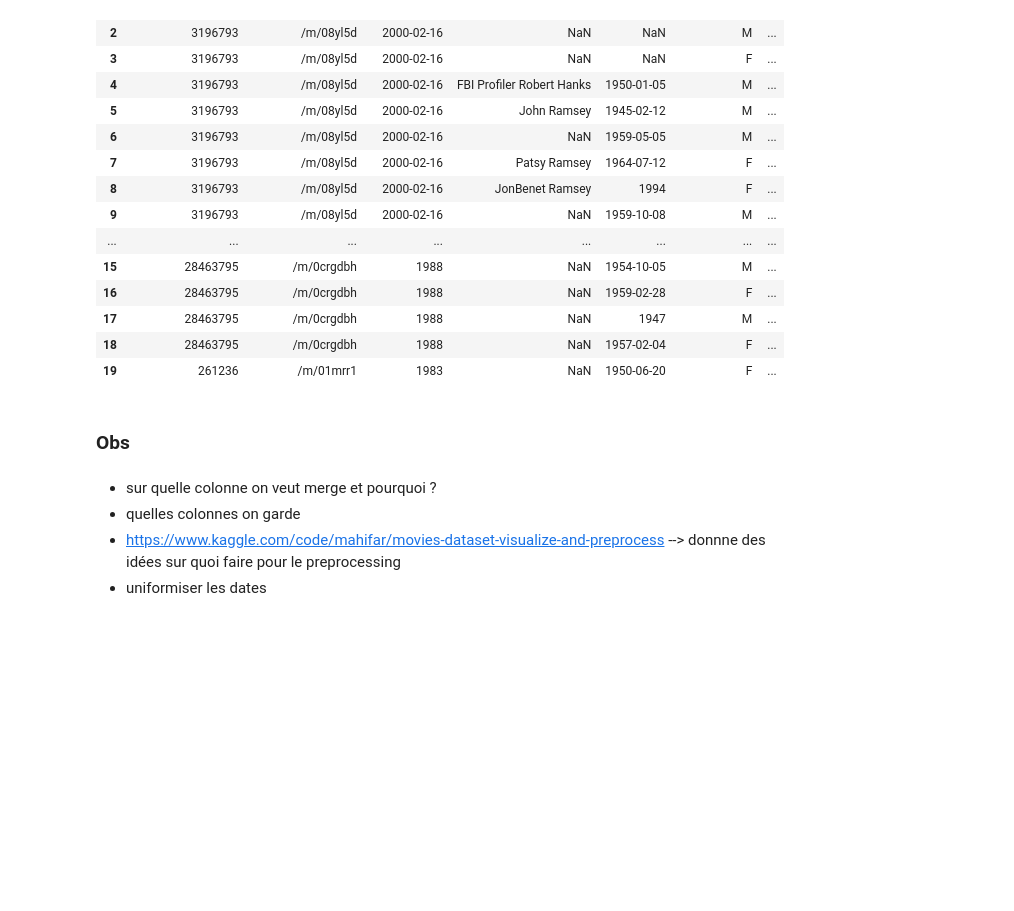
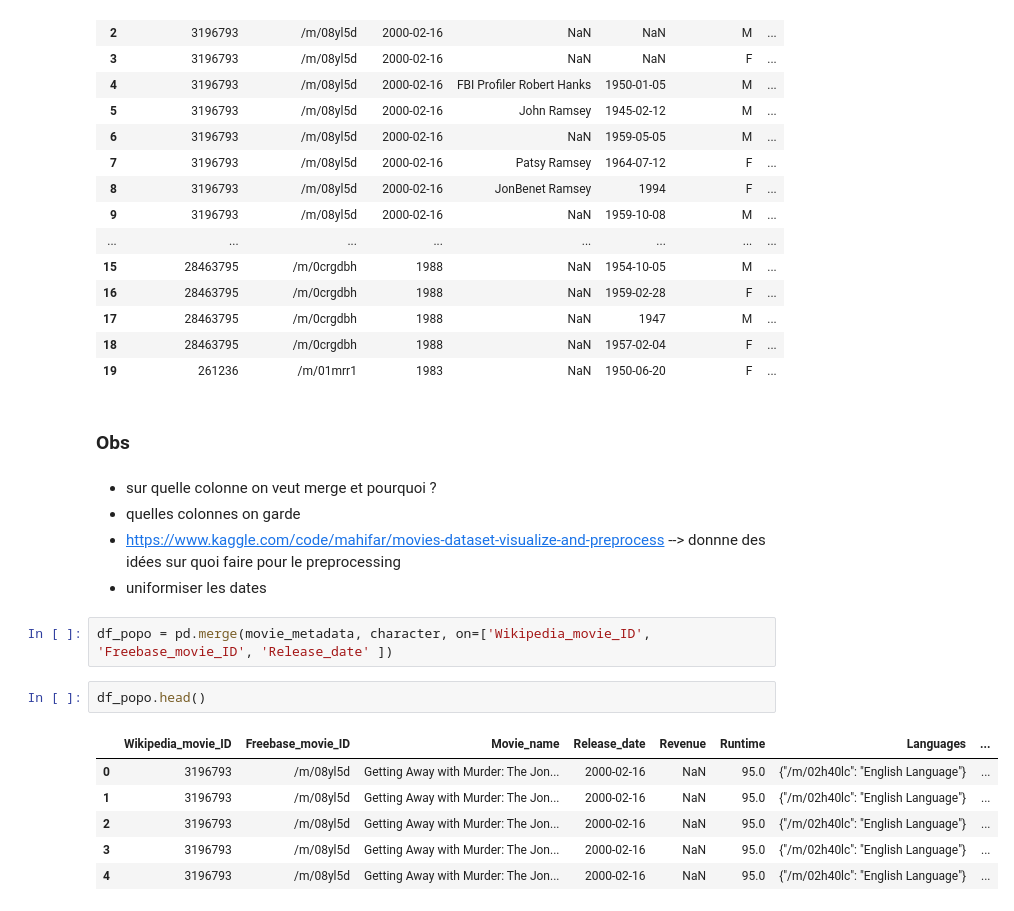
Before and after one commit to epfl-ada/ada-2024-project-dondata2025, a Jupyter notebook: juldib_preprocess.ipynb, the cells around one changed output. Drawn from its saved outputs; the diff is of its cells as text; blank space fills up the shorter version.

```diff
--- a/juldib_preprocess.ipynb
+++ b/juldib_preprocess.ipynb
@@ -214,3 +214,14 @@ merged_data.head(20)
 - quelles colonnes on garde
 - https://www.kaggle.com/code/mahifar/movies-dataset-visualize-and-preprocess --> donnne des idées sur quoi faire pour le preprocessing
 - uniformiser les dates
+# %%
+df_popo = pd.merge(movie_metadata, character, on=['Wikipedia_movie_ID', 'Freebase_movie_ID', 'Release_date' ])
+# %%
+df_popo.head()
+# %% [output]
+|  | Wikipedia_movie_ID | Freebase_movie_ID | Movie_name | Release_date | Revenue | Runtime | Languages | ... |
+| 0 | 3196793 | /m/08yl5d | Getting Away with Murder: The Jon... | 2000-02-16 | NaN | 95.0 | {"/m/02h40lc": "English Language"} | ... |
+| 1 | 3196793 | /m/08yl5d | Getting Away with Murder: The Jon... | 2000-02-16 | NaN | 95.0 | {"/m/02h40lc": "English Language"} | ... |
+| 2 | 3196793 | /m/08yl5d | Getting Away with Murder: The Jon... | 2000-02-16 | NaN | 95.0 | {"/m/02h40lc": "English Language"} | ... |
+| 3 | 3196793 | /m/08yl5d | Getting Away with Murder: The Jon... | 2000-02-16 | NaN | 95.0 | {"/m/02h40lc": "English Language"} | ... |
+| 4 | 3196793 | /m/08yl5d | Getting Away with Murder: The Jon... | 2000-02-16 | NaN | 95.0 | {"/m/02h40lc": "English Language"} | ... |
```
Also changed, not shown: parts of 6 cells of this notebook.
